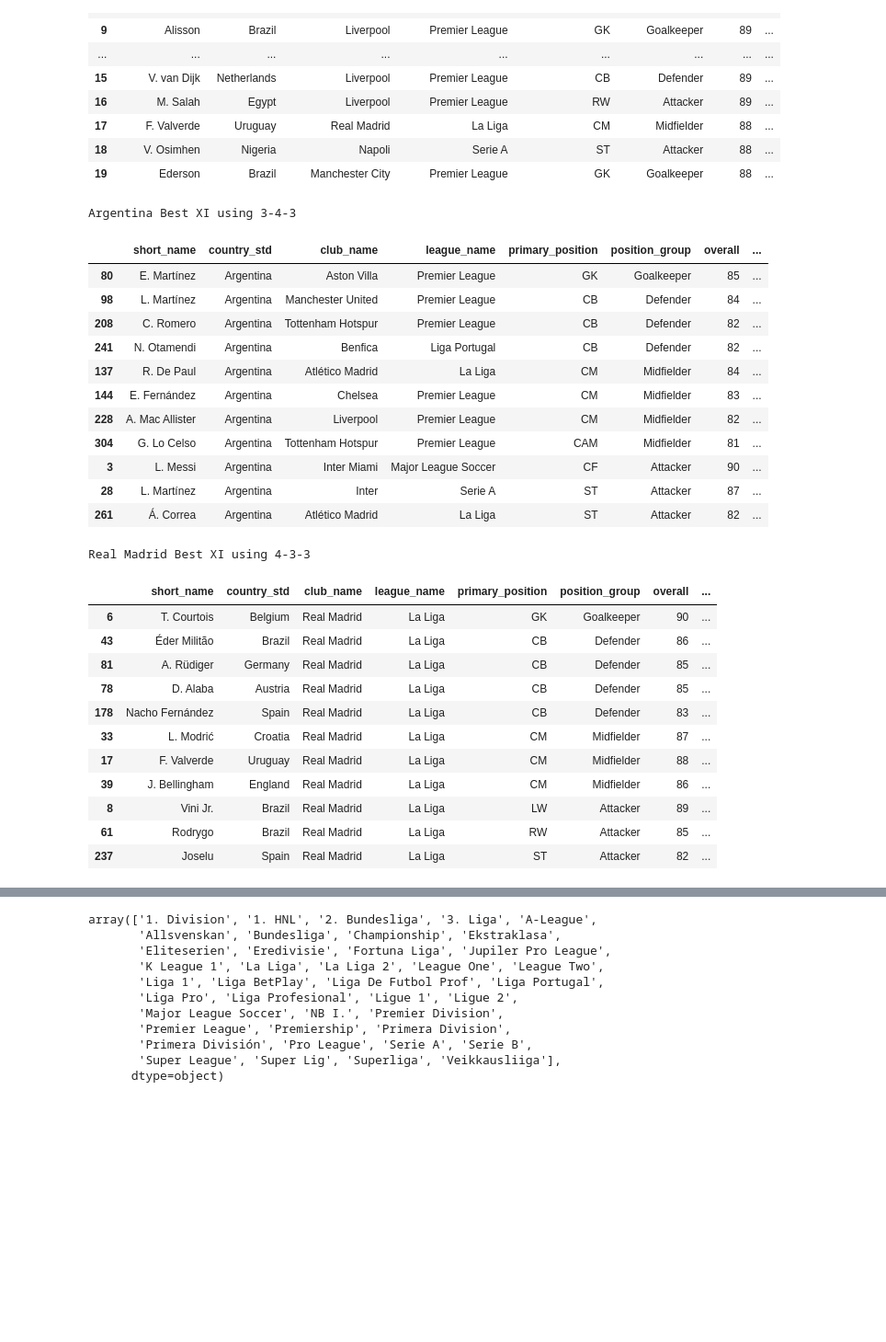
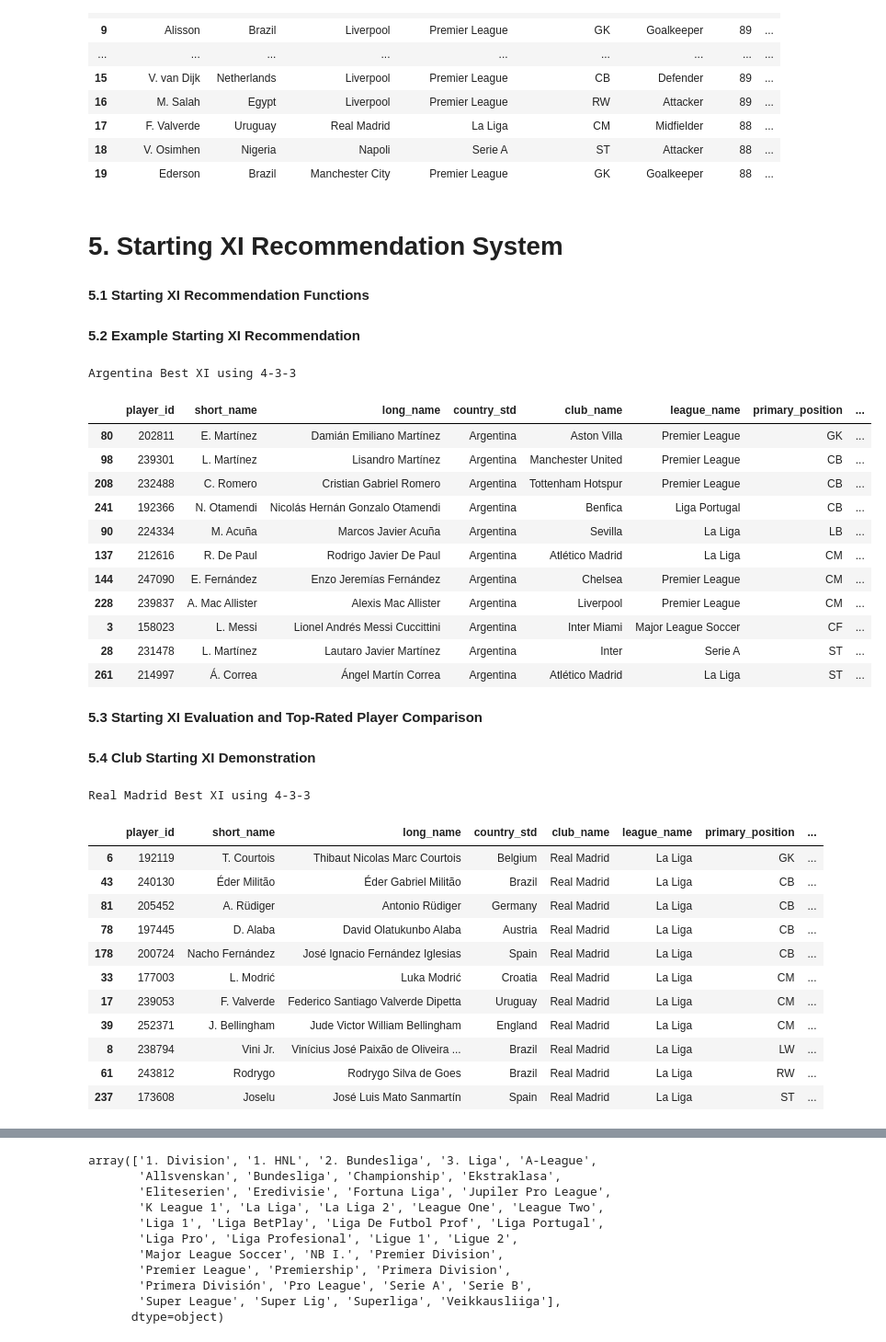
Before and after one commit to joyanddas500/Algorithm-Project, a Jupyter notebook: final-ml-project-by-joy.ipynb, the cells around one changed output, grey strips where cells are left out. Shown at 92% size. Saved outputs shown, nothing was run; the diff lists cells and outputs as text; code cells hidden in the pictures; blank space fills up the shorter version.

```diff
--- a/final-ml-project-by-joy.ipynb
+++ b/final-ml-project-by-joy.ipynb
@@ -929,6 +987,10 @@ Best model selected: Random Forest Regressor
 | 17 | F. Valverde | Uruguay | Real Madrid | La Liga | CM | Midfielder | 88 | ... |
 | 18 | V. Osimhen | Nigeria | Napoli | Serie A | ST | Attacker | 88 | ... |
 | 19 | Ederson | Brazil | Manchester City | Premier League | GK | Goalkeeper | 88 | ... |
+# %% [markdown]
+# 5. Starting XI Recommendation System
+# %% [markdown]
+**5.1 Starting XI Recommendation Functions**
 # %%
 def get_team_players(entity_name, entity_type='country'):
     """
@@ -1476,7 +1538,9 @@ def recommend_best_xi(
         )
 
     output_cols = [
+        'player_id',
         'short_name',
+        'long_name',
         'country_std',
         'club_name',
         'league_name',
@@ -1514,23 +1578,27 @@ def recommend_best_xi(
             )
 
     return best_xi
+# %% [markdown]
+**5.2 Example Starting XI Recommendation**
 # %%
-argentina_xi = recommend_best_xi('Argentina', entity_type='country', formation='3-4-3')
+argentina_xi = recommend_best_xi('Argentina', entity_type='country', formation='4-3-3')
 argentina_xi
 # %% [output]
-Argentina Best XI using 3-4-3
+Argentina Best XI using 4-3-3
-|  | short_name | country_std | club_name | league_name | primary_position | position_group | overall | ... |
-| 80 | E. Martínez | Argentina | Aston Villa | Premier League | GK | Goalkeeper | 85 | ... |
-| 98 | L. Martínez | Argentina | Manchester United | Premier League | CB | Defender | 84 | ... |
-| 208 | C. Romero | Argentina | Tottenham Hotspur | Premier League | CB | Defender | 82 | ... |
-| 241 | N. Otamendi | Argentina | Benfica | Liga Portugal | CB | Defender | 82 | ... |
-| 137 | R. De Paul | Argentina | Atlético Madrid | La Liga | CM | Midfielder | 84 | ... |
-| 144 | E. Fernández | Argentina | Chelsea | Premier League | CM | Midfielder | 83 | ... |
-| 228 | A. Mac Allister | Argentina | Liverpool | Premier League | CM | Midfielder | 82 | ... |
-| 304 | G. Lo Celso | Argentina | Tottenham Hotspur | Premier League | CAM | Midfielder | 81 | ... |
-| 3 | L. Messi | Argentina | Inter Miami | Major League Soccer | CF | Attacker | 90 | ... |
-| 28 | L. Martínez | Argentina | Inter | Serie A | ST | Attacker | 87 | ... |
-| 261 | Á. Correa | Argentina | Atlético Madrid | La Liga | ST | Attacker | 82 | ... |
+|  | player_id | short_name | long_name | country_std | club_name | league_name | primary_position | ... |
+| 80 | 202811 | E. Martínez | Damián Emiliano Martínez | Argentina | Aston Villa | Premier League | GK | ... |
+| 98 | 239301 | L. Martínez | Lisandro Martínez | Argentina | Manchester United | Premier League | CB | ... |
+| 208 | 232488 | C. Romero | Cristian Gabriel Romero | Argentina | Tottenham Hotspur | Premier League | CB | ... |
+| 241 | 192366 | N. Otamendi | Nicolás Hernán Gonzalo Otamendi | Argentina | Benfica | Liga Portugal | CB | ... |
+| 90 | 224334 | M. Acuña | Marcos Javier Acuña | Argentina | Sevilla | La Liga | LB | ... |
+| 137 | 212616 | R. De Paul | Rodrigo Javier De Paul | Argentina | Atlético Madrid | La Liga | CM | ... |
+| 144 | 247090 | E. Fernández | Enzo Jeremías Fernández | Argentina | Chelsea | Premier League | CM | ... |
+| 228 | 239837 | A. Mac Allister | Alexis Mac Allister | Argentina | Liverpool | Premier League | CM | ... |
+| 3 | 158023 | L. Messi | Lionel Andrés Messi Cuccittini | Argentina | Inter Miami | Major League Soccer | CF | ... |
+| 28 | 231478 | L. Martínez | Lautaro Javier Martínez | Argentina | Inter | Serie A | ST | ... |
+| 261 | 214997 | Á. Correa | Ángel Martín Correa | Argentina | Atlético Madrid | La Liga | ST | ... |
+# %% [markdown]
+**5.3 Starting XI Evaluation and Top-Rated Player Comparison**
 # %%
 def evaluate_recommended_xi(
     entity_name,
@@ -1754,20 +1833,22 @@ def evaluate_recommended_xi(
         'overlap_count':
             overlap_count
     }
+# %% [markdown]
+**5.4 Club Starting XI Demonstration**
 # %%
 real_madrid_xi = recommend_best_xi('Real Madrid', entity_type='club', formation='4-3-3')
 real_madrid_xi
 # %% [output]
 Real Madrid Best XI using 4-3-3
-|  | short_name | country_std | club_name | league_name | primary_position | position_group | overall | ... |
-| 6 | T. Courtois | Belgium | Real Madrid | La Liga | GK | Goalkeeper | 90 | ... |
-| 43 | Éder Militão | Brazil | Real Madrid | La Liga | CB | Defender | 86 | ... |
-| 81 | A. Rüdiger | Germany | Real Madrid | La Liga | CB | Defender | 85 | ... |
-| 78 | D. Alaba | Austria | Real Madrid | La Liga | CB | Defender | 85 | ... |
-| 178 | Nacho Fernández | Spain | Real Madrid | La Liga | CB | Defender | 83 | ... |
-| 33 | L. Modrić | Croatia | Real Madrid | La Liga | CM | Midfielder | 87 | ... |
-| 17 | F. Valverde | Uruguay | Real Madrid | La Liga | CM | Midfielder | 88 | ... |
-| 39 | J. Bellingham | England | Real Madrid | La Liga | CM | Midfielder | 86 | ... |
-| 8 | Vini Jr. | Brazil | Real Madrid | La Liga | LW | Attacker | 89 | ... |
-| 61 | Rodrygo | Brazil | Real Madrid | La Liga | RW | Attacker | 85 | ... |
-| 237 | Joselu | Spain | Real Madrid | La Liga | ST | Attacker | 82 | ... |
+|  | player_id | short_name | long_name | country_std | club_name | league_name | primary_position | ... |
+| 6 | 192119 | T. Courtois | Thibaut Nicolas Marc Courtois | Belgium | Real Madrid | La Liga | GK | ... |
+| 43 | 240130 | Éder Militão | Éder Gabriel Militão | Brazil | Real Madrid | La Liga | CB | ... |
+| 81 | 205452 | A. Rüdiger | Antonio Rüdiger | Germany | Real Madrid | La Liga | CB | ... |
+| 78 | 197445 | D. Alaba | David Olatukunbo Alaba | Austria | Real Madrid | La Liga | CB | ... |
+| 178 | 200724 | Nacho Fernández | José Ignacio Fernández Iglesias | Spain | Real Madrid | La Liga | CB | ... |
+| 33 | 177003 | L. Modrić | Luka Modrić | Croatia | Real Madrid | La Liga | CM | ... |
+| 17 | 239053 | F. Valverde | Federico Santiago Valverde Dipetta | Uruguay | Real Madrid | La Liga | CM | ... |
+| 39 | 252371 | J. Bellingham | Jude Victor William Bellingham | England | Real Madrid | La Liga | CM | ... |
+| 8 | 238794 | Vini Jr. | Vinícius José Paixão de Oliveira ... | Brazil | Real Madrid | La Liga | LW | ... |
+| 61 | 243812 | Rodrygo | Rodrygo Silva de Goes | Brazil | Real Madrid | La Liga | RW | ... |
+| 237 | 173608 | Joselu | José Luis Mato Sanmartín | Spain | Real Madrid | La Liga | ST | ... |
```
Also changed, not shown: parts of 82 cells of this notebook.
